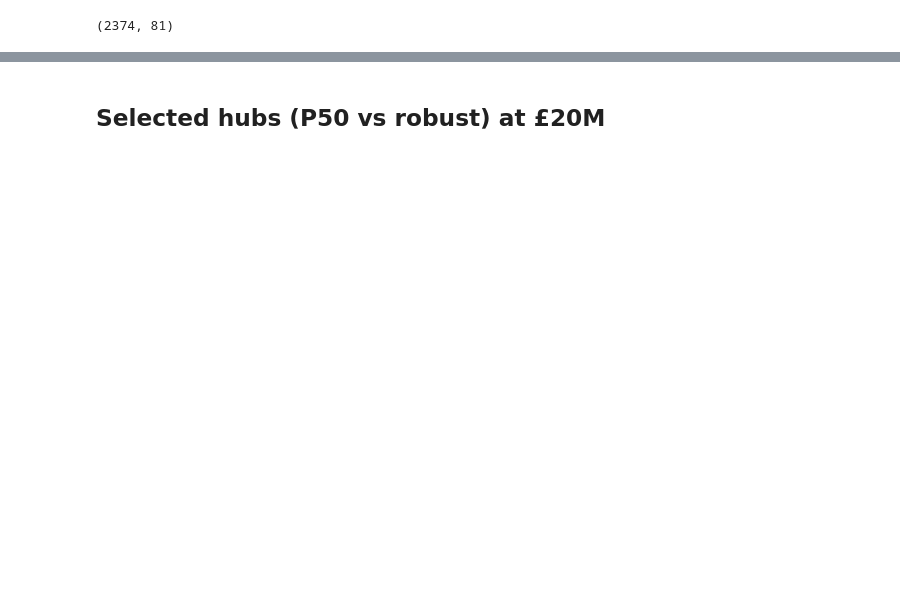
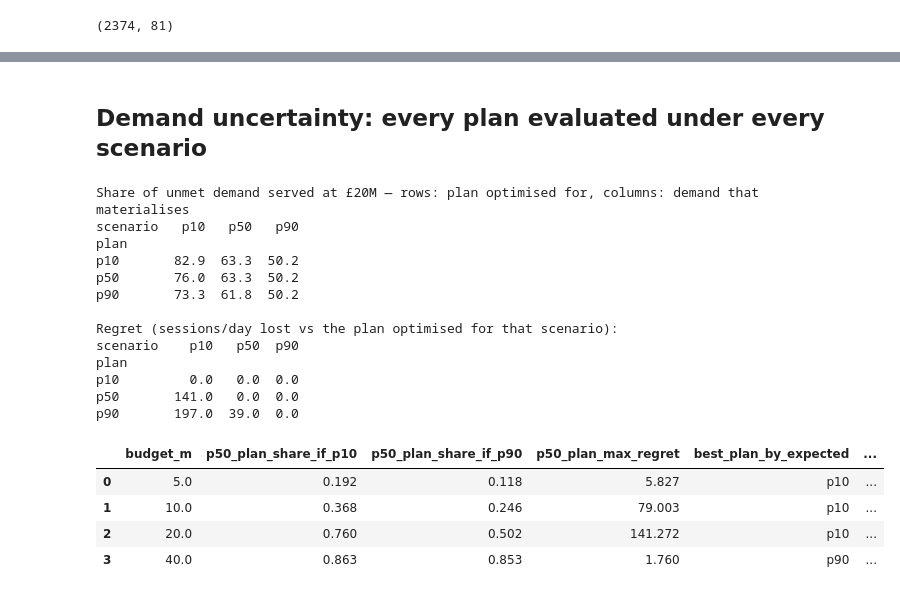
Before and after one commit to m-erts/chargescape-london, a Jupyter notebook: notebooks/04_siting.ipynb, the cells around one changed output, grey strips where cells are left out. Drawn from its saved outputs; the diff is of its cells as text; code cells hidden in the pictures; blank space fills up the shorter version.

```diff
--- a/notebooks/04_siting.ipynb
+++ b/notebooks/04_siting.ipynb
@@ -41,2 +44,31 @@ save(fig, "04_budget_curve.png"); plt.show()
-# %% [markdown]
-## Selected hubs (P50 vs robust) at £20M
+# %% [markdown]
+## Demand uncertainty: every plan evaluated under every scenario
+# %%
+cross = pd.read_csv(TABLES / "siting_scenarios_2026.csv")
+c20 = cross[cross.budget_m == 20]
+share = c20.pivot(index="plan", columns="scenario", values="share").loc[["p10", "p50", "p90"], ["p10", "p50", "p90"]]
+regret = c20.pivot(index="plan", columns="scenario", values="regret").loc[["p10", "p50", "p90"], ["p10", "p50", "p90"]]
+print("Share of unmet demand served at £20M — rows: plan optimised for, columns: demand that materialises")
+print((share * 100).round(1).to_string())
+print("\nRegret (sessions/day lost vs the plan optimised for that scenario):")
+print(regret.round(0).to_string())
+sweep[["budget_m", "p50_plan_share_if_p10", "p50_plan_share_if_p90", "p50_plan_max_regret", "best_plan_by_expected", "best_plan_by_minimax_regret", "core_same_hex", "core_same_or_adjacent", "n_hubs"]].round(3)
+# %% [output]
+Share of unmet demand served at £20M — rows: plan optimised for, columns: demand that materialises
+scenario   p10   p50   p90
+plan
+p10       82.9  63.3  50.2
+p50       76.0  63.3  50.2
+p90       73.3  61.8  50.2
+
+Regret (sessions/day lost vs the plan optimised for that scenario):
+scenario    p10   p50  p90
+plan
+p10         0.0   0.0  0.0
+p50       141.0   0.0  0.0
+p90       197.0  39.0  0.0
+|  | budget_m | p50_plan_share_if_p10 | p50_plan_share_if_p90 | p50_plan_max_regret | best_plan_by_expected | ... |
+| 0 | 5.0 | 0.192 | 0.118 | 5.827 | p10 | ... |
+| 1 | 10.0 | 0.368 | 0.246 | 79.003 | p10 | ... |
+| 2 | 20.0 | 0.760 | 0.502 | 141.272 | p10 | ... |
+| 3 | 40.0 | 0.863 | 0.853 | 1.760 | p90 | ... |
```
Also changed, not shown: parts of 10 cells of this notebook, 59 other files.
